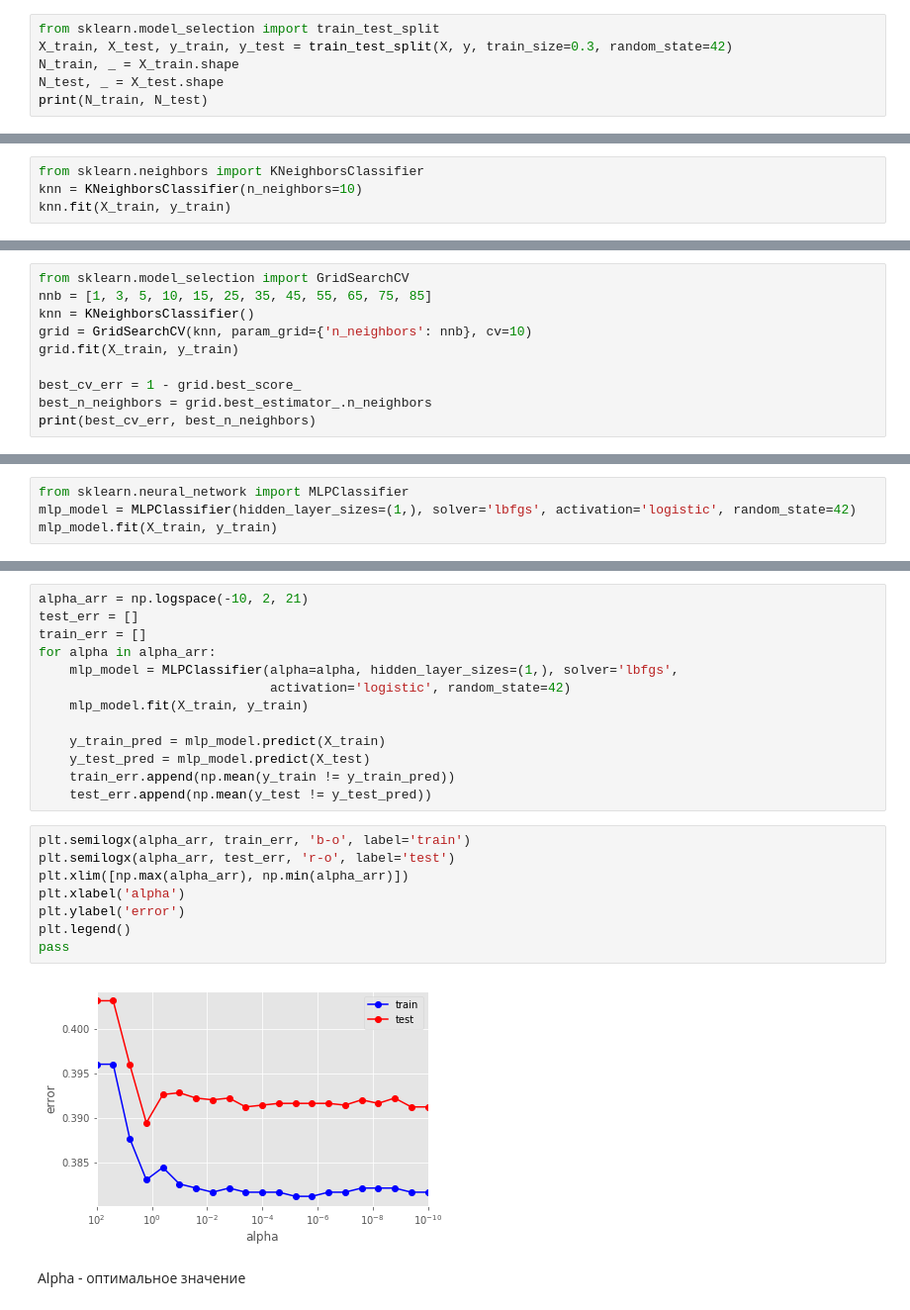
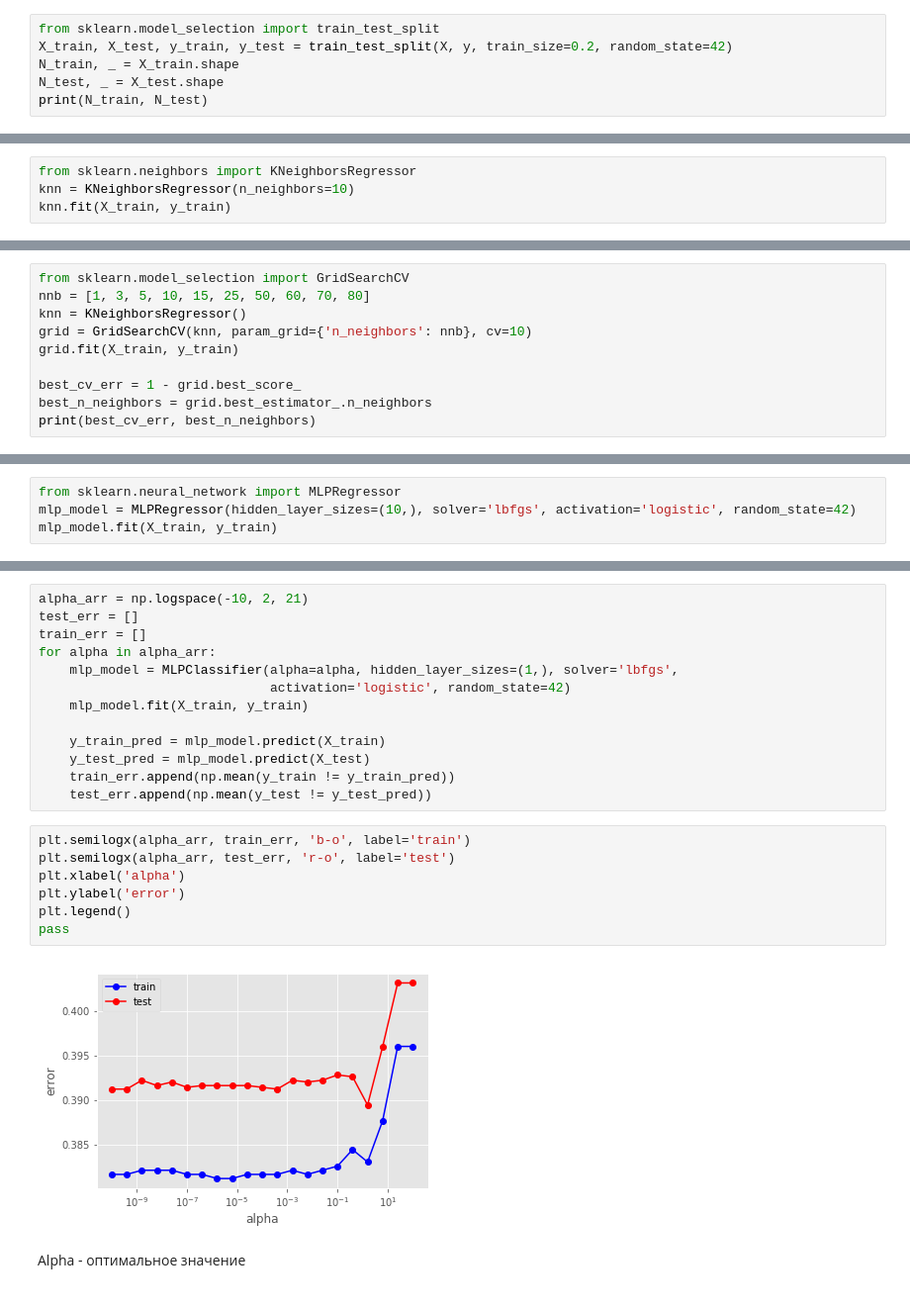
Before and after one commit to RyabininK4/MachineLearning, a Jupyter notebook: Lab.ipynb, the cells around one changed output, grey strips where cells are left out. Shown at 99% size. Drawn from its saved outputs; the diff is of its cells as text.

```diff
--- a/Lab.ipynb
+++ b/Lab.ipynb
@@ -167,6 +168,6 @@ print(X.shape, y.shape)
 # %%
 from sklearn.model_selection import train_test_split
-X_train, X_test, y_train, y_test = train_test_split(X, y, train_size=0.3, random_state=42)
+X_train, X_test, y_train, y_test = train_test_split(X, y, train_size=0.2, random_state=42)
 N_train, _ = X_train.shape
 N_test, _ = X_test.shape
 print(N_train, N_test)
@@ -175,5 +176,5 @@ print(N_train, N_test)
 # %%
-from sklearn.neighbors import KNeighborsClassifier
-knn = KNeighborsClassifier(n_neighbors=10)
+from sklearn.neighbors import KNeighborsRegressor
+knn = KNeighborsRegressor(n_neighbors=10)
 knn.fit(X_train, y_train)
 # %% [output]
@@ -192,7 +193,7 @@ print(err_train, err_test)
 # %%
 from sklearn.model_selection import GridSearchCV
-nnb = [1, 3, 5, 10, 15, 25, 35, 45, 55, 65, 75, 85]
-knn = KNeighborsClassifier()
+nnb = [1, 3, 5, 10, 15, 25, 50, 60, 70, 80]
+knn = KNeighborsRegressor()
 grid = GridSearchCV(knn, param_grid={'n_neighbors': nnb}, cv=10)
 grid.fit(X_train, y_train)
 
@@ -206,7 +209,7 @@ print(best_cv_err, best_n_neighbors)
 # %% [markdown]
 Полносвязную нейронную сеть с одним скрытым слоем:
 # %%
-from sklearn.neural_network import MLPClassifier
-mlp_model = MLPClassifier(hidden_layer_sizes=(1,), solver='lbfgs', activation='logistic', random_state=42)
+from sklearn.neural_network import MLPRegressor
+mlp_model = MLPRegressor(hidden_layer_sizes=(10,), solver='lbfgs', activation='logistic', random_state=42)
 mlp_model.fit(X_train, y_train)
 # %% [output]
@@ -253,13 +256,12 @@ for alpha in alpha_arr:
 # %%
 plt.semilogx(alpha_arr, train_err, 'b-o', label='train')
 plt.semilogx(alpha_arr, test_err, 'r-o', label='test')
-plt.xlim([np.max(alpha_arr), np.min(alpha_arr)])
 plt.xlabel('alpha')
 plt.ylabel('error')
 plt.legend()
 pass
 # %% [output]
-[figure, old version]
+[figure, new version]
 # %% [markdown]
 Alpha - оптимальное значение
 # %%
```
Also changed, not shown: parts of 48 cells of this notebook.
